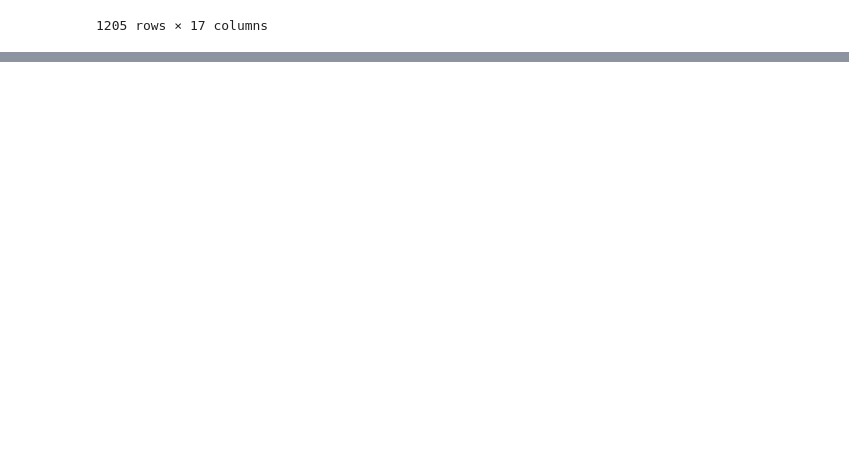
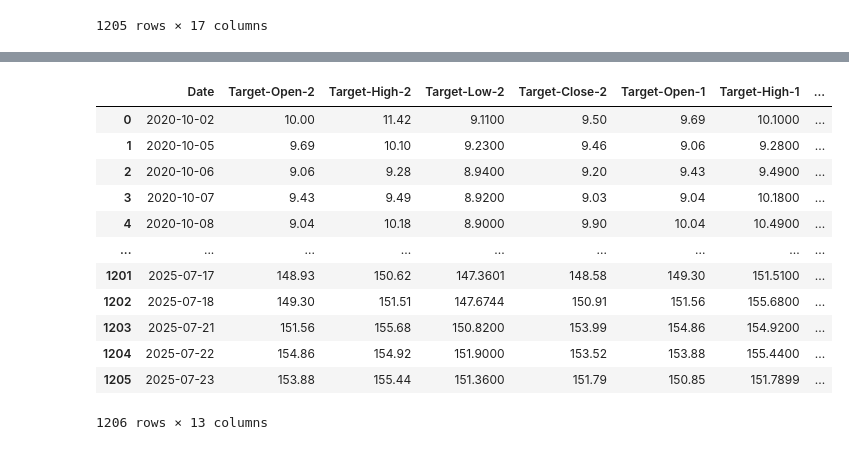
Before and after one commit to chinmay231/Stock-Prediction, a Jupyter notebook: Data_Polish/DataPolish.ipynb, the cells around one changed output, grey strips where cells are left out. Cells and saved outputs as stored; diff of their text form; code cells hidden in the pictures; blank space fills up the shorter version.

```diff
--- a/Data_Polish/DataPolish.ipynb
+++ b/Data_Polish/DataPolish.ipynb
@@ -271,0 +325,17 @@ plt.bar(new_check.index, new_check['Open-3'], label='Opening Price', color='Blue
+# %%
+DL_DF=df_to_windowed_DL(df2, '2020-09-30', '2025-07-23', 2)
+DL_DF
+# %% [output]
+|  | Date | Target-Open-2 | Target-High-2 | Target-Low-2 | Target-Close-2 | Target-Open-1 | Target-High-1 | ... |
+| 0 | 2020-10-02 | 10.00 | 11.42 | 9.1100 | 9.50 | 9.69 | 10.1000 | ... |
+| 1 | 2020-10-05 | 9.69 | 10.10 | 9.2300 | 9.46 | 9.06 | 9.2800 | ... |
+| 2 | 2020-10-06 | 9.06 | 9.28 | 8.9400 | 9.20 | 9.43 | 9.4900 | ... |
+| 3 | 2020-10-07 | 9.43 | 9.49 | 8.9200 | 9.03 | 9.04 | 10.1800 | ... |
+| 4 | 2020-10-08 | 9.04 | 10.18 | 8.9000 | 9.90 | 10.04 | 10.4900 | ... |
+| ... | ... | ... | ... | ... | ... | ... | ... | ... |
+| 1201 | 2025-07-17 | 148.93 | 150.62 | 147.3601 | 148.58 | 149.30 | 151.5100 | ... |
+| 1202 | 2025-07-18 | 149.30 | 151.51 | 147.6744 | 150.91 | 151.56 | 155.6800 | ... |
+| 1203 | 2025-07-21 | 151.56 | 155.68 | 150.8200 | 153.99 | 154.86 | 154.9200 | ... |
+| 1204 | 2025-07-22 | 154.86 | 154.92 | 151.9000 | 153.52 | 153.88 | 155.4400 | ... |
+| 1205 | 2025-07-23 | 153.88 | 155.44 | 151.3600 | 151.79 | 150.85 | 151.7899 | ... |
+1206 rows × 13 columns
```
Also changed, not shown: parts of 5 cells of this notebook, 1 other file.
